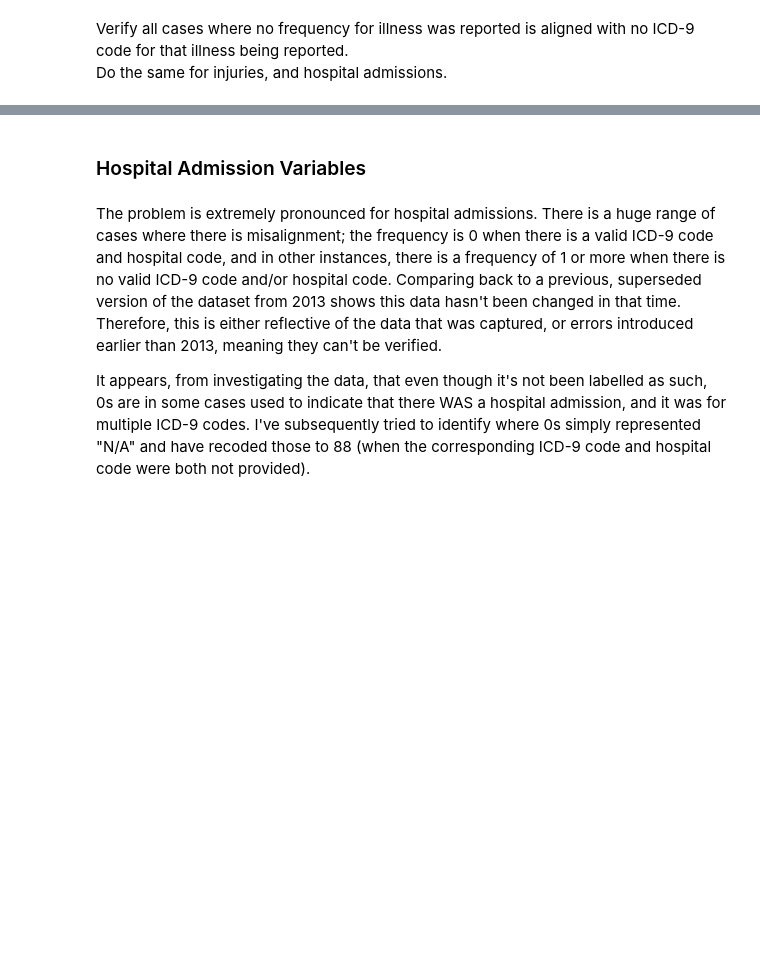
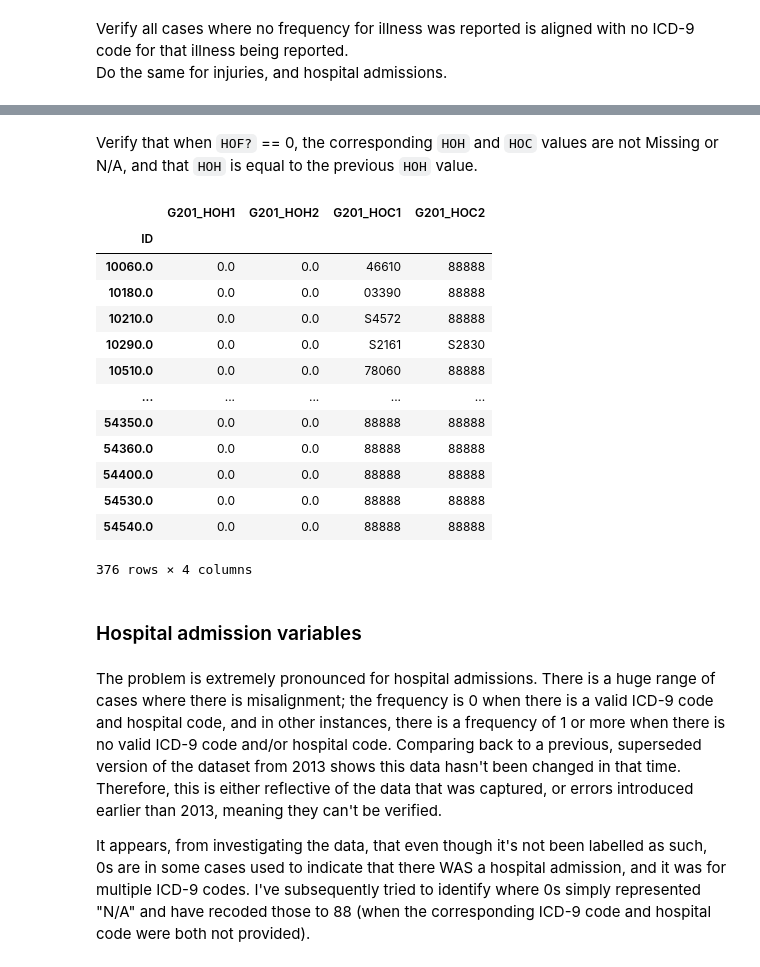
Before and after one commit to matt-humphrey/Injuries-and-Incidents, a Jupyter notebook: notebooks/g201.ipynb, the cells around one changed output, grey strips where cells are left out. Drawn from its saved outputs; the diff is of its cells as text; code cells hidden in the pictures; blank space fills up the shorter version.

```diff
--- a/notebooks/g201.ipynb
+++ b/notebooks/g201.ipynb
@@ -203,5 +313,26 @@ test_eq(np.where(df["G201_IF1"] == 88), np.where(df["G201_IC1"] == "88888"))
+# %%
+df.at[43600, "G201_HOH2"] = 102
+# %% [markdown]
+Verify that when `HOF?` == 0, the corresponding `HOH` and `HOC` values are not Missing or N/A, and that `HOH` is equal to the previous `HOH` value.
+# %%
+df.loc[(df['G201_HOF1'] != 0) & (df['G201_HOF2'] == 0), ['G201_HOH1', 'G201_HOH2', 'G201_HOC1', 'G201_HOC2',]]
+# %% [output]
+|  | G201_HOH1 | G201_HOH2 | G201_HOC1 | G201_HOC2 |
+| ID |  |  |  |  |
+| 10060.0 | 0.0 | 0.0 | 46610 | 88888 |
+| 10180.0 | 0.0 | 0.0 | 03390 | 88888 |
+| 10210.0 | 0.0 | 0.0 | S4572 | 88888 |
+| 10290.0 | 0.0 | 0.0 | S2161 | S2830 |
+| 10510.0 | 0.0 | 0.0 | 78060 | 88888 |
+| ... | ... | ... | ... | ... |
+| 54350.0 | 0.0 | 0.0 | 88888 | 88888 |
+| 54360.0 | 0.0 | 0.0 | 88888 | 88888 |
+| 54400.0 | 0.0 | 0.0 | 88888 | 88888 |
+| 54530.0 | 0.0 | 0.0 | 88888 | 88888 |
+| 54540.0 | 0.0 | 0.0 | 88888 | 88888 |
+376 rows × 4 columns
 # %% [markdown]
-### Hospital Admission Variables
+### Hospital admission variables
 # %% [markdown]
 The problem is extremely pronounced for hospital admissions.
 There is a huge range of cases where there is misalignment; the frequency is 0 when there is a valid ICD-9 code and hospital code, and in other instances, there is a frequency of 1 or more when there is no valid ICD-9 code and/or hospital code.
```
Also changed, not shown: parts of 40 cells of this notebook.
